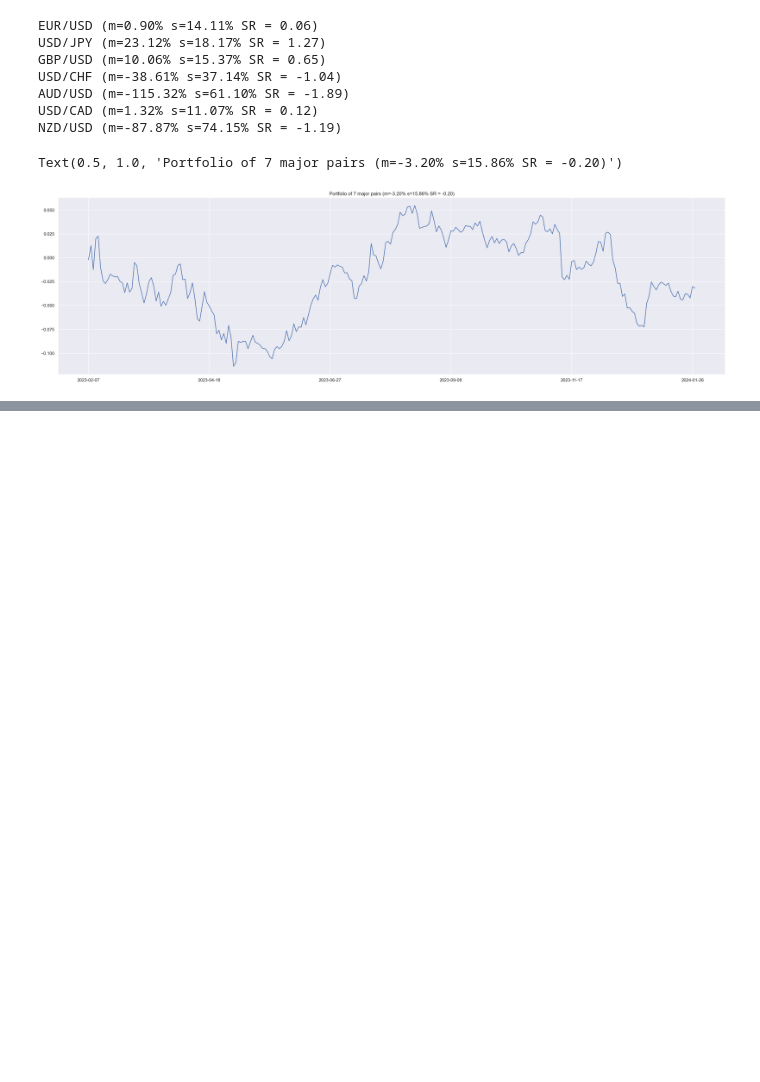
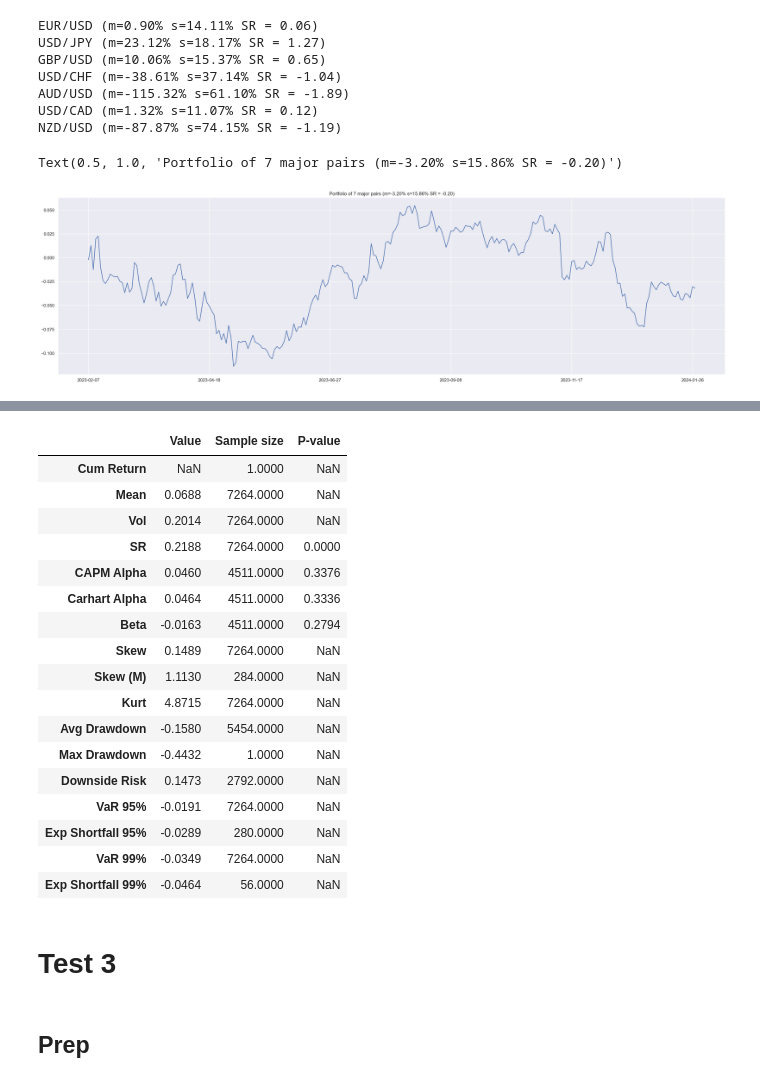
Before and after one commit to kcf1/Personal-Projects, a Jupyter notebook: Trading/FX Algo with ML/FX_Algo_with_ML.ipynb, the cells around one changed output, grey strips where cells are left out. Saved outputs shown, nothing was run; the diff lists cells and outputs as text; code cells hidden in the pictures; blank space fills up the shorter version.

```diff
--- a/Trading/FX Algo with ML/FX_Algo_with_ML.ipynb
+++ b/Trading/FX Algo with ML/FX_Algo_with_ML.ipynb
@@ -1111,0 +1242,26 @@ Text(0.5, 1.0, 'Portfolio of 7 major pairs (m=-3.20% s=15.86% SR = -0.20)')
+# %%
+e = Evaluator(pnls.mean(axis=1)*5)
+e.get_summary()
+# %% [output]
+|  | Value | Sample size | P-value |
+| Cum Return | NaN | 1.0000 | NaN |
+| Mean | 0.0688 | 7264.0000 | NaN |
+| Vol | 0.2014 | 7264.0000 | NaN |
+| SR | 0.2188 | 7264.0000 | 0.0000 |
+| CAPM Alpha | 0.0460 | 4511.0000 | 0.3376 |
+| Carhart Alpha | 0.0464 | 4511.0000 | 0.3336 |
+| Beta | -0.0163 | 4511.0000 | 0.2794 |
+| Skew | 0.1489 | 7264.0000 | NaN |
+| Skew (M) | 1.1130 | 284.0000 | NaN |
+| Kurt | 4.8715 | 7264.0000 | NaN |
+| Avg Drawdown | -0.1580 | 5454.0000 | NaN |
+| Max Drawdown | -0.4432 | 1.0000 | NaN |
+| Downside Risk | 0.1473 | 2792.0000 | NaN |
+| VaR 95% | -0.0191 | 7264.0000 | NaN |
+| Exp Shortfall 95% | -0.0289 | 280.0000 | NaN |
+| VaR 99% | -0.0349 | 7264.0000 | NaN |
+| Exp Shortfall 99% | -0.0464 | 56.0000 | NaN |
+# %% [markdown]
+# Test 3
+# %% [markdown]
+## Prep
```
Also changed, not shown: parts of 23 cells of this notebook, 3 other files.
